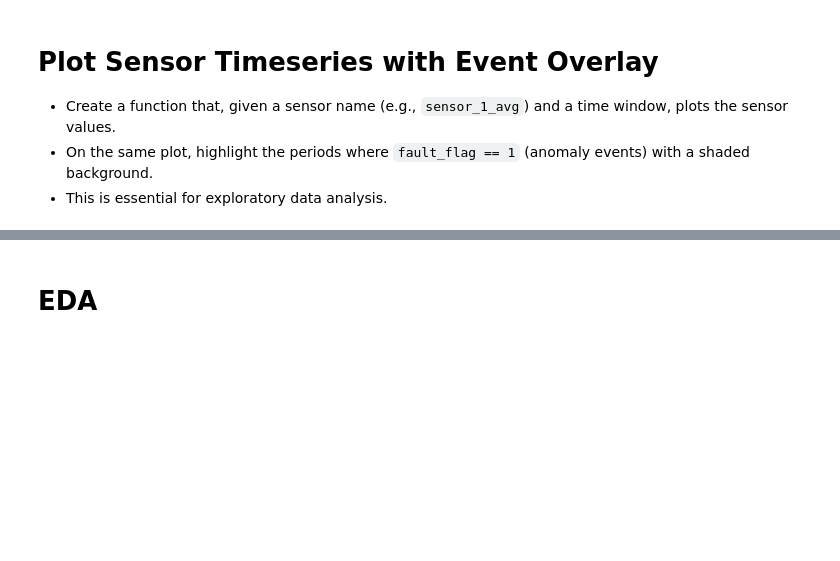
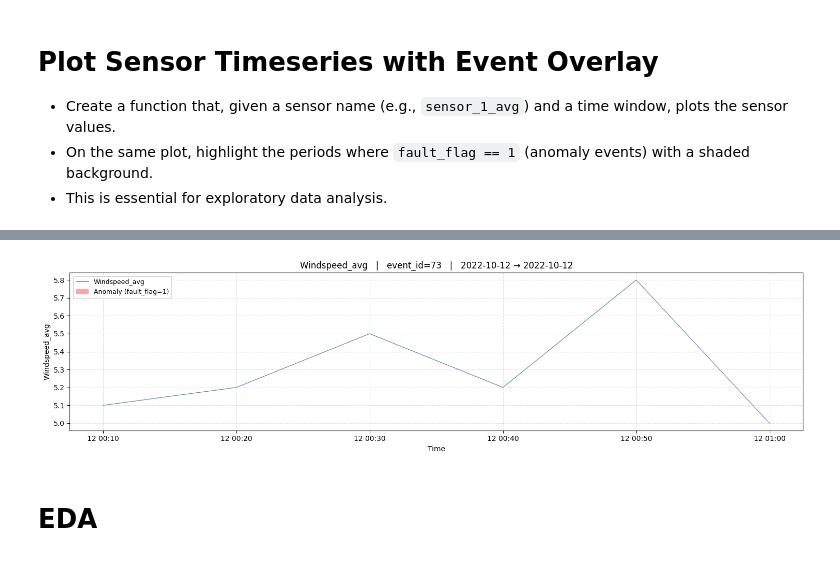
Before and after one commit to HamidrezaMirzaeian/FaultDetectionRZH, a Jupyter notebook: RZH.ipynb, the cells around one changed output, grey strips where cells are left out. Saved outputs shown, nothing was run; the diff lists cells and outputs as text; code cells hidden in the pictures; blank space fills up the shorter version.

Commit message:
plot sensor data but have an overlapping problem

```diff
--- a/RZH.ipynb
+++ b/RZH.ipynb
@@ -280,5 +280,94 @@ Index(['time_stamp', 'asset_id', 'id', 'train_test', 'status_type_id',
 - On the same plot, highlight the periods where `fault_flag == 1` (anomaly events) with a shaded background.
 - This is essential for exploratory data analysis.
 # %%
-def plot_sensor_timeseries(sensor_name,time_wind):
-    pass
+def plot_sensor_timeseries(sensor_name, time_wind, event_id=None, data=None):
+    """
+    Plot a sensor time series with anomaly windows shaded in red.
+
+    Parameters
+    ----------
+    sensor_name : str
+        Column name to plot (e.g. 'Windspeed_avg').
+    time_wind   : tuple of (str | datetime-like, str | datetime-like)
+        (start, end) of the time window to display.
+    event_id    : int, optional
+        Filter to a single event file to avoid zigzag artefacts caused by
+        multiple events sharing the same (anonymised) timestamps.
+        If None, all event_ids in the window are detected and the first is
+        used automatically with a warning.
+    data        : pd.DataFrame, optional
+        Source dataframe. Defaults to raw_data.
+    """
+    if data is None:
+        data = raw_data
+
+    start = pd.to_datetime(time_wind[0])
+    end   = pd.to_datetime(time_wind[1])
+
+    # --- Slice to time window ---
+    mask = (data['time_stamp'] >= start) & (data['time_stamp'] <= end)
+    df   = data.loc[mask].copy()
+
+    if df.empty:
+        print(f"No data found in the window [{start}  →  {end}].")
+        return
+
+    # --- Guard against multiple overlapping events (causes zigzag lines) ---
+    events_in_window = df['event_id'].unique()
+    if event_id is None:
+        if len(events_in_window) > 1:
+            print(f"⚠️  Multiple event_ids share this time window: {sorted(events_in_window)}")
+            print(f"   Auto-selecting event_id={events_in_window[0]}. "
+                  f"Pass event_id=<n> to choose another.")
+        event_id = events_in_window[0]
+
+    df = df[df['event_id'] == event_id].copy()
+
+    if df.empty:
+        print(f"No data for event_id={event_id} in the selected window.")
+        return
+
+    if sensor_name not in df.columns:
+        raise ValueError(
+            f"'{sensor_name}' not found.\n"
+            f"Available sensor columns: "
+            f"{[c for c in df.columns if c not in ['time_stamp','asset_id','id','event_id','train_test','status_type_id','fault_flag']]}"
+        )
+
+    fig, ax = plt.subplots(figsize=(15, 4))
+
+    # --- Sensor line ---
+    ax.plot(df['time_stamp'], df[sensor_name],
+            color='steelblue', linewidth=0.8, label=sensor_name)
+
+    # --- Shade contiguous fault_flag == 1 blocks ---
+    fault_ts = df['time_stamp'].values
+    fault_fl = df['fault_flag'].values
+
+    in_fault    = False
+    fault_start = None
+    for t, f in zip(fault_ts, fault_fl):
+        if f == 1 and not in_fault:
+            fault_start = t
+            in_fault    = True
+        elif f == 0 and in_fault:
+            ax.axvspan(fault_start, t, color='red', alpha=0.20, lw=0)
+            in_fault = False
+    if in_fault:                              # close open block at series end
+        ax.axvspan(fault_start, fault_ts[-1], color='red', alpha=0.20, lw=0)
+
+    # --- Legend ---
+    from matplotlib.patches import Patch
+    handles, labels = ax.get_legend_handles_labels()
+    handles.append(Patch(facecolor='red', alpha=0.35, label='Anomaly (fault_flag=1)'))
+    ax.legend(handles=handles, fontsize=9, loc='upper left')
+
+    ax.set_title(f'{sensor_name}   |   event_id={event_id}   |   {str(start.date())} → {str(end.date())}', fontsize=12)
+    ax.set_xlabel('Time')
+    ax.set_ylabel(sensor_name)
+    ax.grid(True, linestyle='--', alpha=0.4)
+    plt.tight_layout()
+    plt.show()
+
+plot_sensor_timeseries('Windspeed_avg', ('2022-10-12 00:00:01', '2022-10-12 01:00:00'))
+# %% [output]
@@ -285,3 +376,4 @@ def plot_sensor_timeseries(sensor_name,time_wind):
+[figure, added]
 # %% [markdown]
 # EDA
 # %% [markdown]
```
Also changed, not shown: parts of 1 cell of this notebook.
